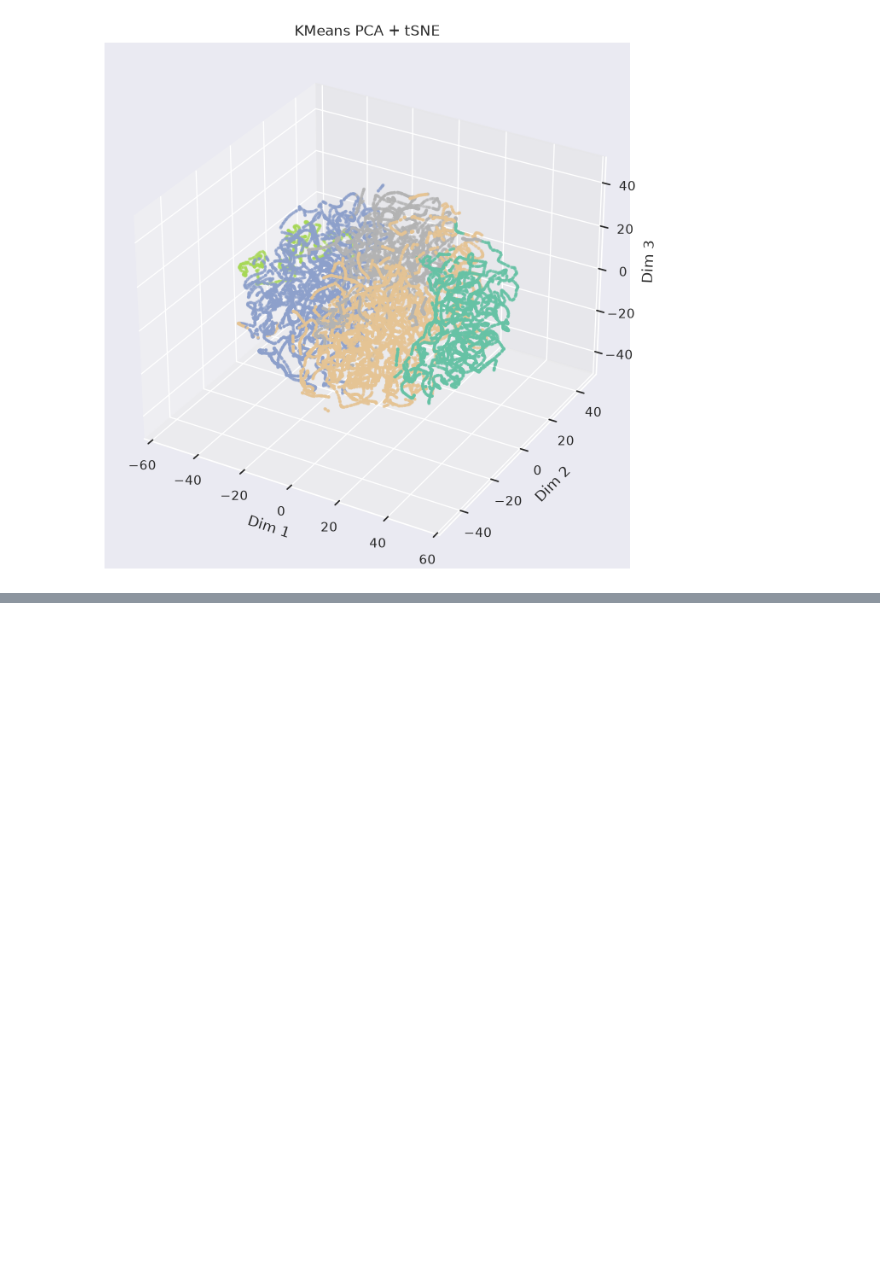
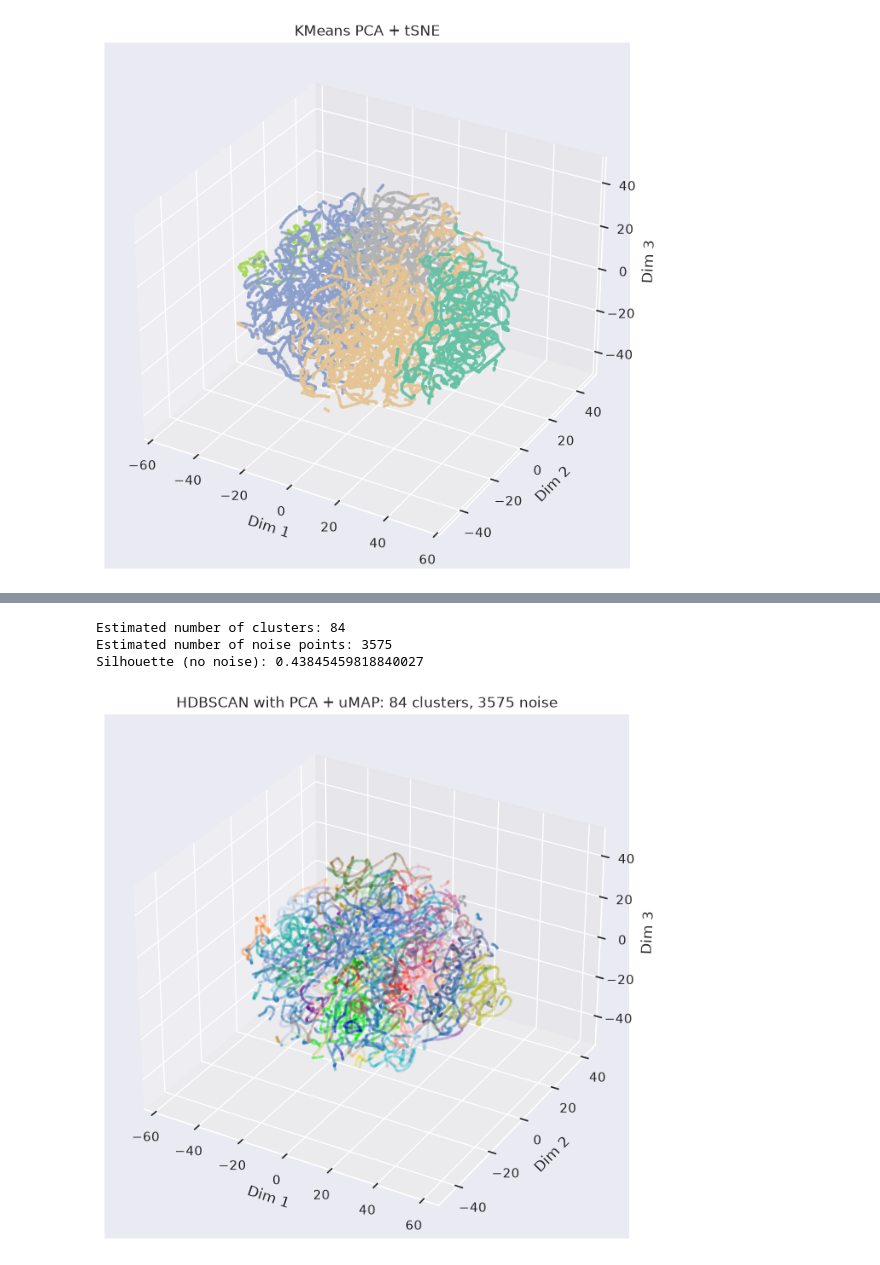
Before and after one commit to itsadhin/Weather-Latent-Space-Clustering, a Jupyter notebook: Weather_cluster.ipynb, the cells around one changed output, grey strips where cells are left out. Cells and saved outputs as stored; diff of their text form; code cells hidden in the pictures; blank space fills up the shorter version.

```diff
--- a/Weather_cluster.ipynb
+++ b/Weather_cluster.ipynb
@@ -447,0 +523,27 @@ Silhouette Score:  0.10835885256528854
+# %%
+hdbscan = HDBSCAN(min_cluster_size=50, min_samples=10,copy=True)
+u = umap.UMAP(n_components=10, random_state=42).fit_transform(scores_pca_new)
+labels = hdbscan.fit_predict(u)
+n_clusters_ = len(set(labels)) - (1 if -1 in labels else 0)
+n_noise_ = list(labels).count(-1)
+tsne = TSNE(n_components=3,random_state=3)
+t = tsne.fit_transform(scores_pca_new)
+
+print("Estimated number of clusters:", n_clusters_)
+print("Estimated number of noise points:", n_noise_)
+mask = labels != -1
+print("Silhouette (no noise):", silhouette_score(u[mask], labels[mask], sample_size=10000, random_state=42))
+
+fig  = plt.figure(figsize=(12,8))
+ax = fig.add_subplot(111,projection="3d")
+ax.scatter(t[:, 0], t[:, 1], t[:,2], c=labels, cmap=cmap80, s=3, alpha=0.5)
+ax.set_title(f"HDBSCAN with PCA + uMAP: {n_clusters_} clusters, {n_noise_} noise")
+ax.set_xlabel("Dim 1")
+ax.set_ylabel("Dim 2")
+ax.set_zlabel("Dim 3")
+plt.show()
+# %% [output]
+Estimated number of clusters: 84
+Estimated number of noise points: 3575
+Silhouette (no noise): 0.43845459818840027
+[figure, added]
```
Also changed, not shown: parts of 11 cells of this notebook.
